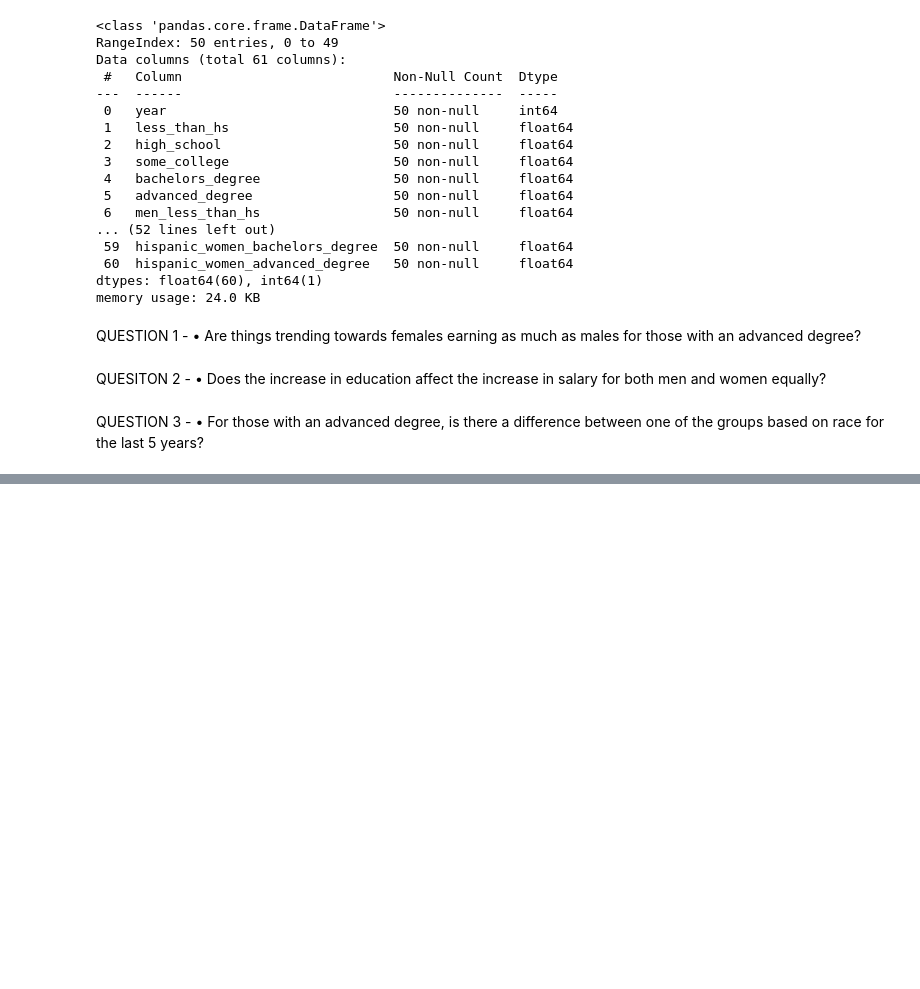
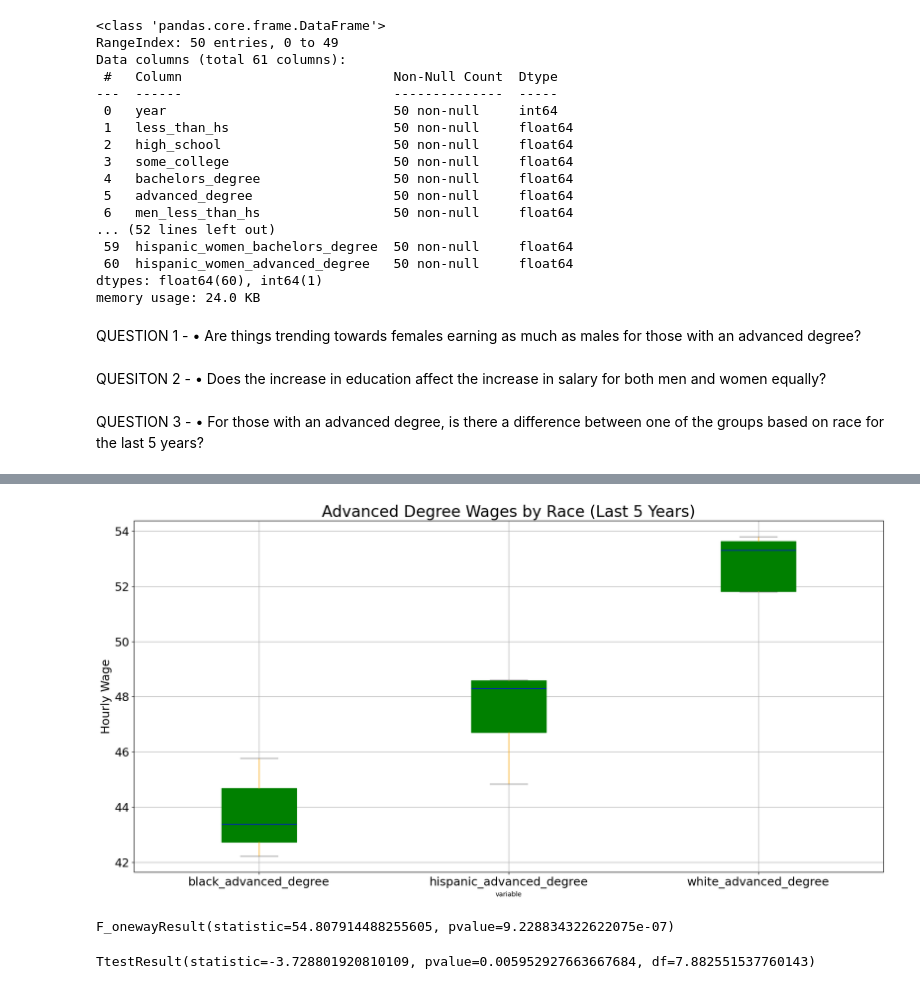
Before and after one commit to Crashapple/Project_1, a Jupyter notebook: Project1.ipynb, the cells around one changed output, grey strips where cells are left out. Drawn from its saved outputs; the diff is of its cells as text; code cells hidden in the pictures; blank space fills up the shorter version.

Commit message:
Boxplots & Anova & Ttest

```diff
--- a/Project1.ipynb
+++ b/Project1.ipynb
@@ -77,0 +67,10 @@ adv_degree_last
+# %%
+#Only look at last 5 years
+last_five = df[df['year']>=2018]
+
+#Unpivot the dataset only looking at advanced degrees by race
+df_unpivot = pd.melt(last_five, id_vars='year', value_vars=[
+    'white_advanced_degree',
+    'black_advanced_degree',
+    'hispanic_advanced_degree'])
+df_unpivot.head()
@@ -77,0 +84,15 @@ adv_degree_last
+# %%
+#Color of boxplots
+props = dict(boxes="Green", whiskers="Orange", medians="Blue", caps="Gray")
+
+#Create Boxplot
+df_unpivot.boxplot("value", by="variable", figsize=(20, 10),fontsize=18,color=props,patch_artist=True)
+
+#Labels on Boxplot
+plt.title('Advanced Degree Wages by Race (Last 5 Years)',fontsize=24)
+plt.suptitle('')
+plt.ylabel('Hourly Wage',fontsize=18)
+
+plt.show()
+# %% [output]
+[figure, added]
@@ -77,0 +104,10 @@ adv_degree_last
+# %%
+# Perform the ANOVA
+stats.f_oneway(group0, group1, group2)
+# %% [output]
+F_onewayResult(statistic=54.807914488255605, pvalue=9.228834322622075e-07)
+# %%
+#Run ttest against black_advanced_degree vs hispanic_advanced_degree
+stats.ttest_ind(group0, group1, equal_var=False)
+# %% [output]
+TtestResult(statistic=-3.728801920810109, pvalue=0.005952927663667684, df=7.882551537760143)
```
Also changed, not shown: parts of 13 cells of this notebook.
